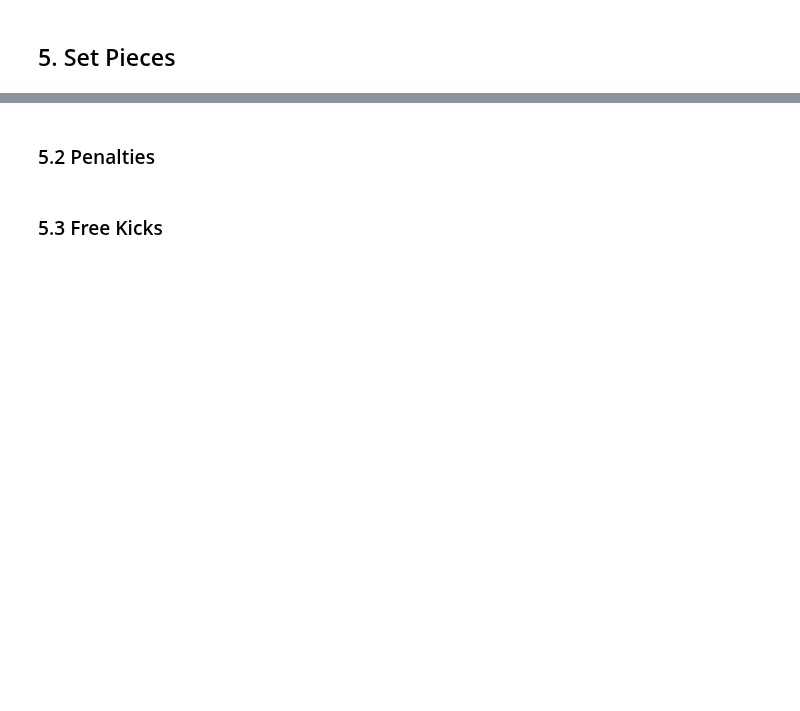
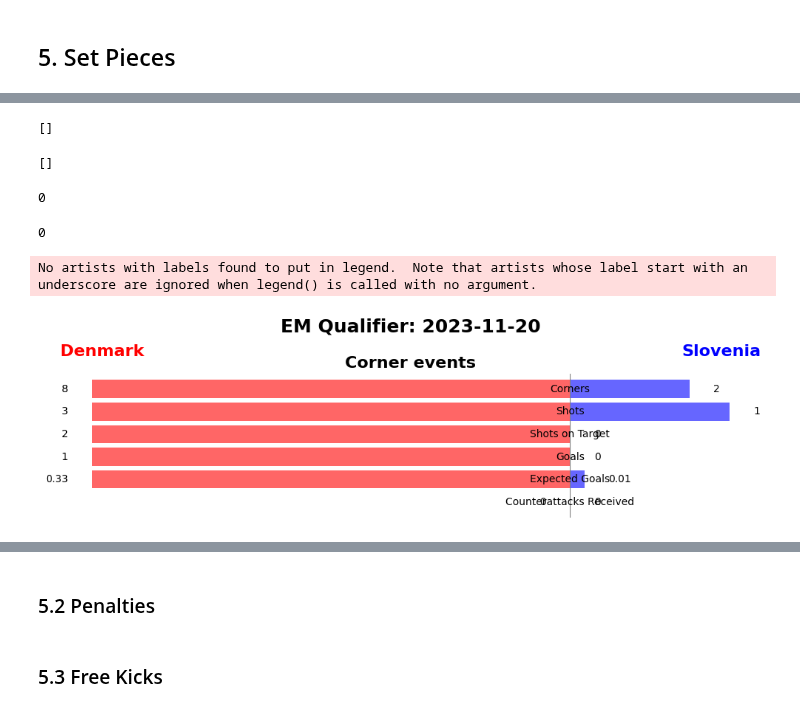
Before and after one commit to ngroggy/SoccerAnalytics, a Jupyter notebook: notebooks/5-setplays_ng.ipynb, the cells around one changed output, grey strips where cells are left out. Cells and saved outputs as stored; diff of their text form; code cells hidden in the pictures; blank space fills up the shorter version.

```diff
--- a/notebooks/5-setplays_ng.ipynb
+++ b/notebooks/5-setplays_ng.ipynb
@@ -27,0 +188,59 @@ team_names = df_events[['team.name', 'opponentTeam.name']]
+# %%
+# Get all counter attack timestamps (problems with overtime)
+counterattack_ts_list_opp = df_counterattacks_opp['matchTimestamp'].to_list()
+display(counterattack_ts_list_opp)
+
+# Get all counter attack timestamps (problems with overtime)
+counterattack_ts_list_svn = df_counterattacks_svn['matchTimestamp'].to_list()
+display(counterattack_ts_list_svn)
+# %% [output]
+[]
+[]
+# %%
+counterattacks_recveived_opp = 0
+
+for corner_ts in corner_ts_list_opp:
+    corner_ts = datetime.strptime(corner_ts, '%H:%M:%S.%f')
+    for counterattack_ts in counterattack_ts_list_svn:
+        counterattack_ts = datetime.strptime(counterattack_ts, '%H:%M:%S.%f')
+
+        if counterattack_ts < corner_ts:
+            continue
+
+        if counterattack_ts - corner_ts >= timedelta(minutes=2):
+            break
+
+        counterattacks_recveived_opp += 1
+
+print(counterattacks_recveived_opp)
+# %% [output]
+0
+# %%
+counterattacks_recveived_svn = 0
+
+for corner_ts in corner_ts_list_svn:
+    corner_ts = datetime.strptime(corner_ts, '%H:%M:%S.%f')
+    for counterattack_ts in counterattack_ts_list_opp:
+        counterattack_ts = datetime.strptime(counterattack_ts, '%H:%M:%S.%f')
+
+        if counterattack_ts < corner_ts:
+            continue
+
+        if counterattack_ts - corner_ts >= timedelta(minutes=2):
+            break
+
+        counterattacks_recveived_svn += 1
+
+print(counterattacks_recveived_svn)
+# %% [output]
+0
+# %%
+svn_data['Counterattacks Received'] = counterattacks_recveived_svn
+
+opp_data['Counterattacks Received'] = counterattacks_recveived_opp
+
+plot_stats_barchart(svn_data, opp_data, team1_name='Slovenia', team2_name='Denmark', perc_categories=perc_categories, title='EM Qualifier: 2023-11-20',
+                    subtitle='Corner events', team1_color='blue', team2_color='red')
+# %% [output]
+No artists with labels found to put in legend.  Note that artists whose label start with an underscore are ignored when legend() is called with no argument.
+[figure, added]
```
Also changed, not shown: parts of 18 cells of this notebook, 2 other files.
